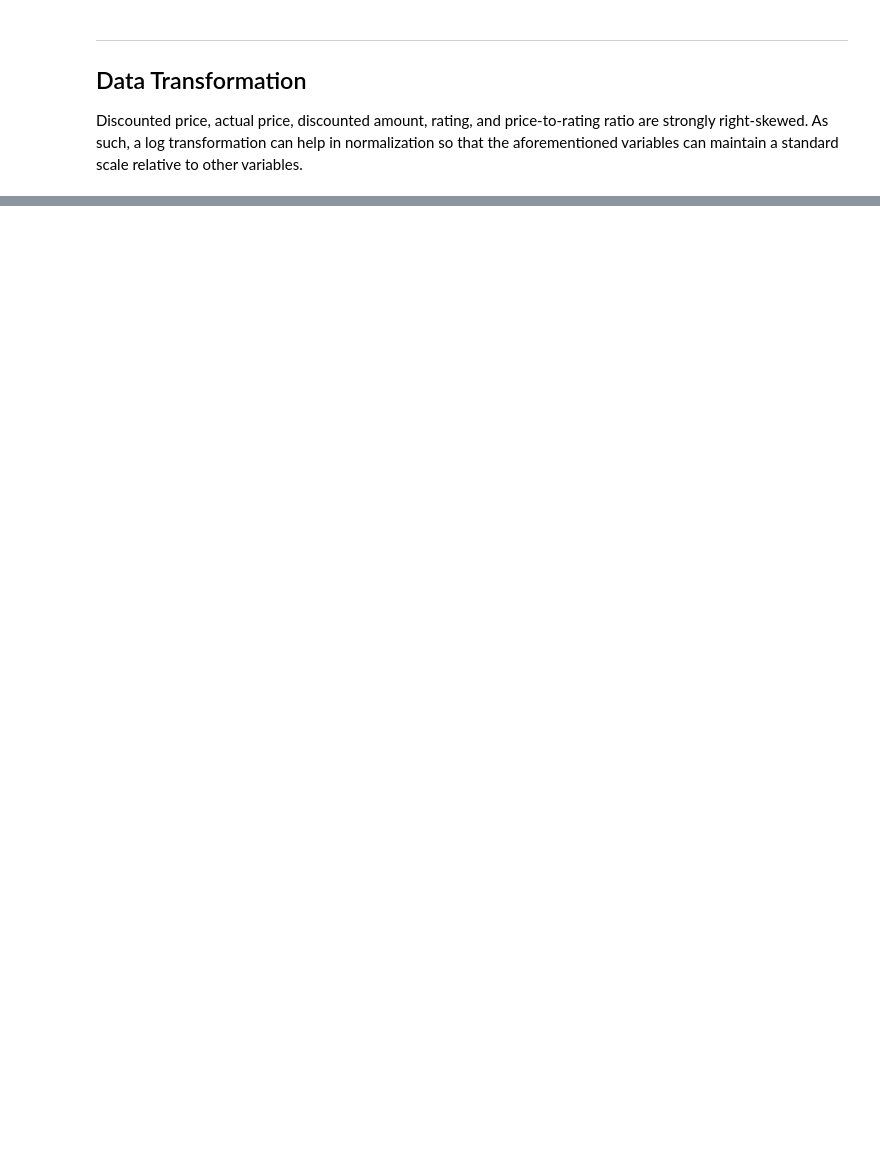
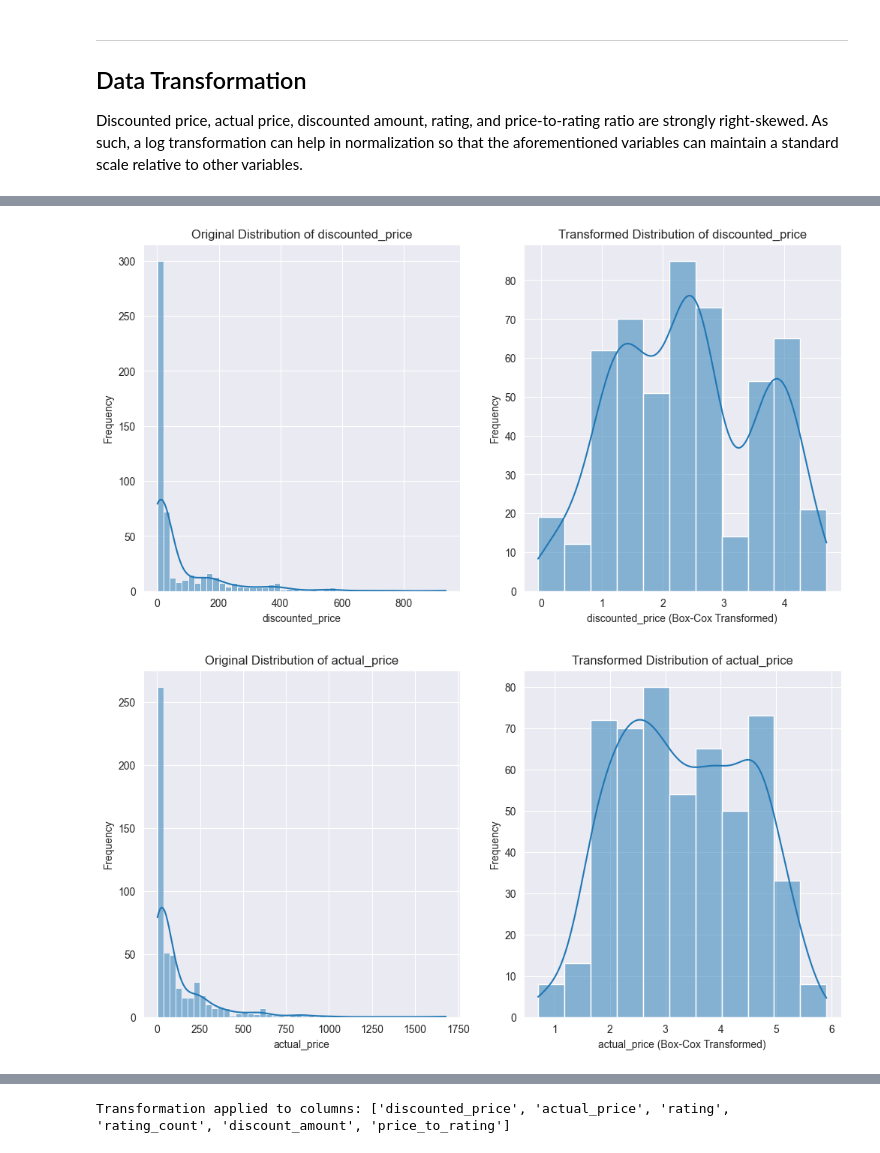
Before and after one commit to anthonyvann/eCommerce-Dataset-Analysis, a Jupyter notebook: EDA.ipynb, the cells around one changed output, grey strips where cells are left out. Cells and saved outputs as stored; diff of their text form; code cells hidden in the pictures; blank space fills up the shorter version.

```diff
--- a/EDA.ipynb
+++ b/EDA.ipynb
@@ -568,19 +546,0 @@ memory usage: 95.2+ KB
-# %%
-# Visualizing the original and transformed distributions
-for col in columns_to_transform:
-    fig, ax = plt.subplots(1, 2, figsize=(12, 5))
-
-    # Original data plot
-    sns.histplot(data[col], kde=True, ax=ax[0])
-    ax[0].set_title(f'{col} (Original)')
-    ax[0].set_xlabel(col)
-    ax[0].set_ylabel('Count')
-
-    # Log-transformed data plot
-    sns.histplot(data[f'{col}_log'], kde=True, ax=ax[1], color='orange')
-    ax[1].set_title(f'{col} (Log Transformed)')
-    ax[1].set_xlabel(f'{col}_log')
-    ax[1].set_ylabel('Count')
-
-    plt.tight_layout()
-    plt.show()
@@ -592,0 +547,33 @@ for col in columns_to_transform:
+# %%
+# Identify columns that may benefit from transformation
+# Look for skewness in numerical columns
+numerical_columns = data.select_dtypes(include=np.number).columns.tolist()
+skewed_columns = [
+    col for col in numerical_columns if data[col].skew() > 1 or data[col].skew() < -1
+]
+
+# Apply Box-Cox Transformation to skewed columns
+for column in skewed_columns:
+    # Adding a small value to avoid issues with 0 or negative values
+    data[f'{column}_bc_transform'], fitted_lambda = boxcox(data[column] + 1e-3)
+
+    # Original distribution
+    plt.figure(figsize=(12, 6))
+    plt.subplot(1, 2, 1)
+    sns.histplot(data[column].dropna(), kde=True)
+    plt.title(f'Original Distribution of {column}')
+    plt.xlabel(column)
+    plt.ylabel('Frequency')
+
+    # Transformed distribution
+    plt.subplot(1, 2, 2)
+    sns.histplot(data[f'{column}_bc_transform'].dropna(), kde=True)
+    plt.title(f'Transformed Distribution of {column}')
+    plt.xlabel(f'{column} (Box-Cox Transformed)')
+    plt.ylabel('Frequency')
+    plt.show()
+
+print(f'Transformation applied to columns: {skewed_columns}')
+# %% [output]
+[figure, added]
+[figure, added]
@@ -592,0 +584 @@ for col in columns_to_transform:
+Transformation applied to columns: ['discounted_price', 'actual_price', 'rating', 'rating_count', 'discount_amount', 'price_to_rating']
```
Also changed, not shown: parts of 13 cells of this notebook.
